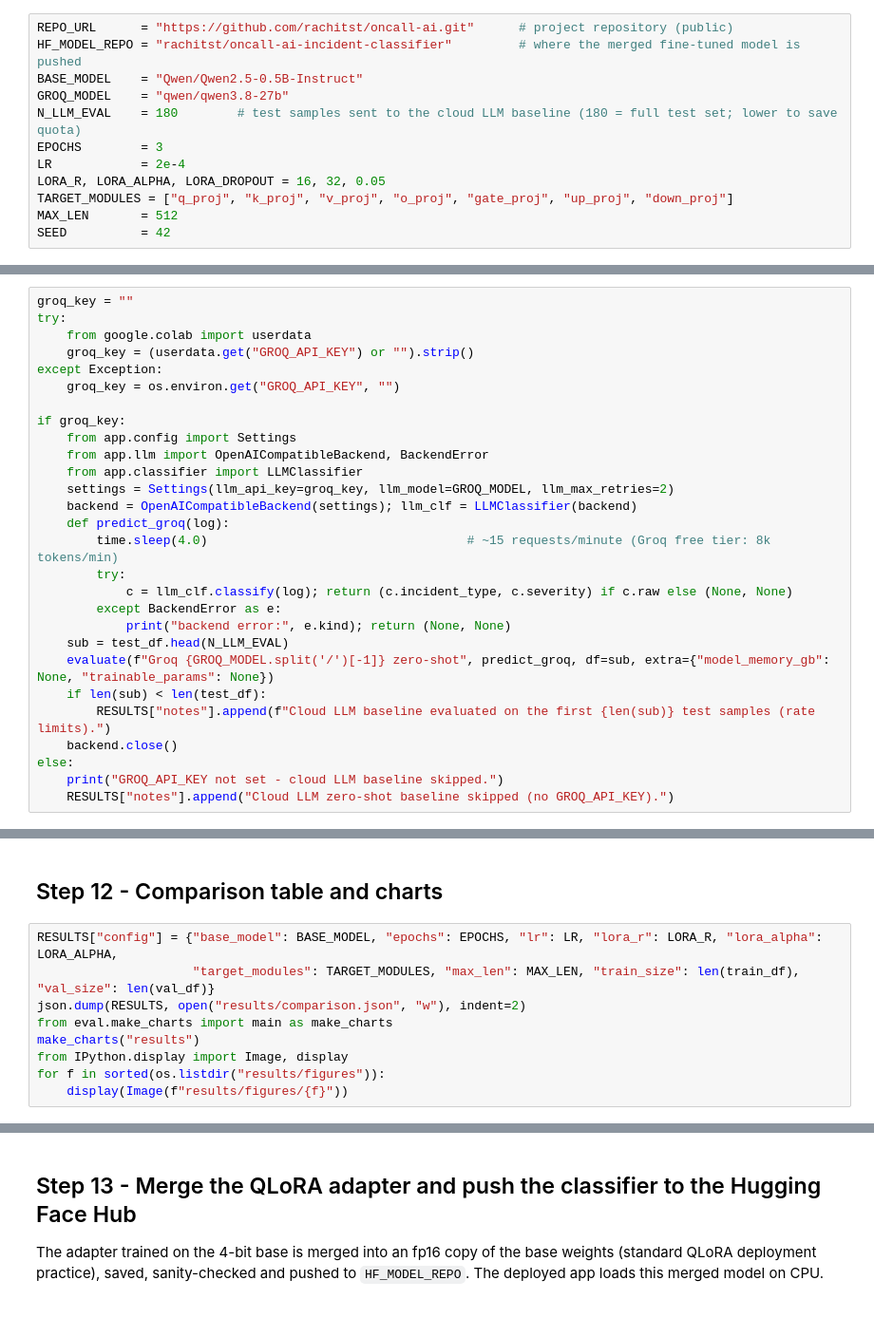
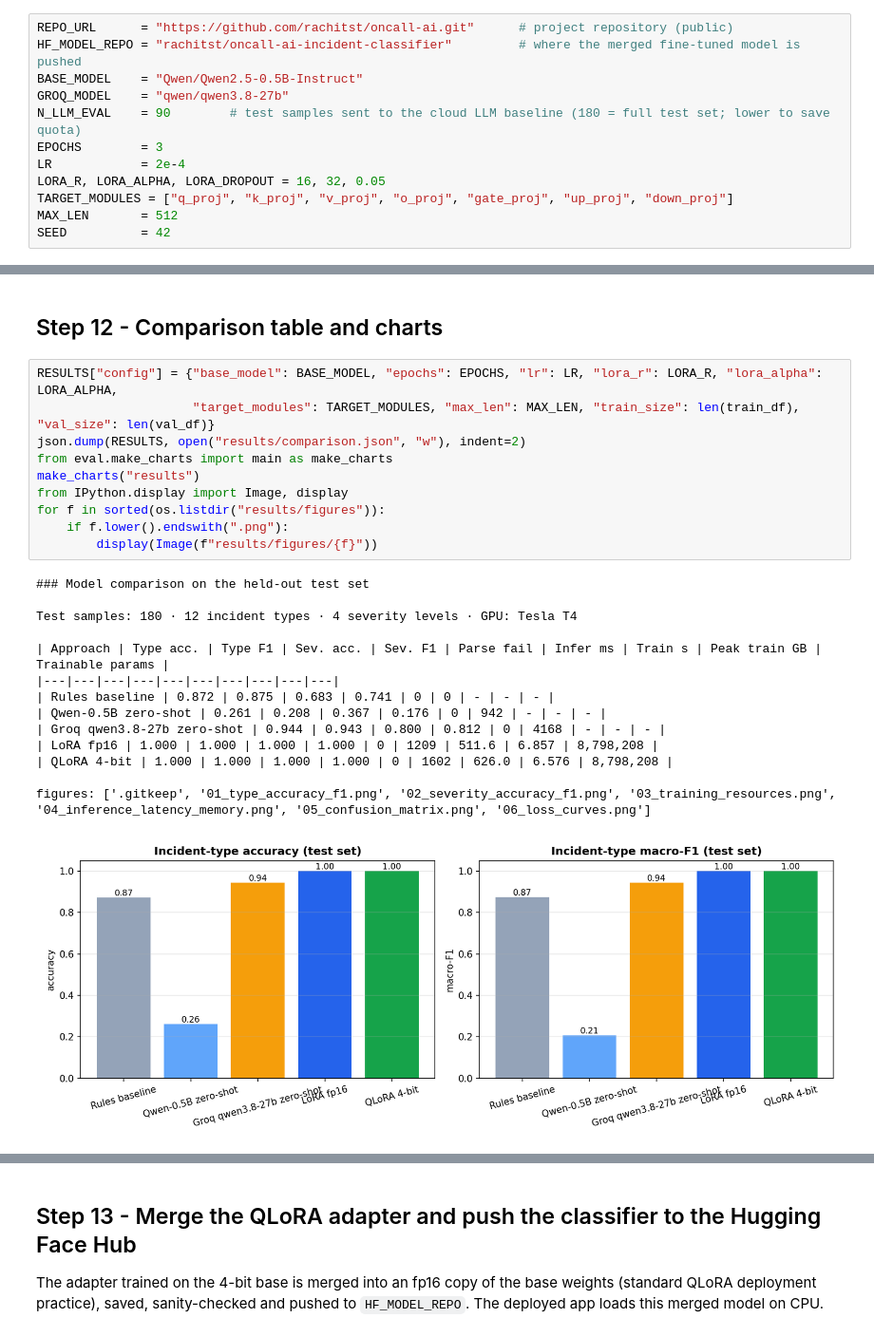
Before and after one commit to rachitst/oncall-ai, a Jupyter notebook: training/OnCall_AI_Training.ipynb, the cells around one changed output, grey strips where cells are left out. Shown at 95% size. Drawn from its saved outputs; the diff is of its cells as text.

Commit message:
Phase 3: executed Colab notebook (with outputs), results/ (5-way comparison, charts, predictions), notebook + chart screenshots, issues log

```diff
--- a/training/OnCall_AI_Training.ipynb
+++ b/training/OnCall_AI_Training.ipynb
@@ -23,7 +23,7 @@ REPO_URL      = "https://github.com/rachitst/oncall-ai.git"      # project repos
 HF_MODEL_REPO = "rachitst/oncall-ai-incident-classifier"         # where the merged fine-tuned model is pushed
 BASE_MODEL    = "Qwen/Qwen2.5-0.5B-Instruct"
 GROQ_MODEL    = "qwen/qwen3.8-27b"
-N_LLM_EVAL    = 180        # test samples sent to the cloud LLM baseline (180 = full test set; lower to save quota)
+N_LLM_EVAL    = 90        # test samples sent to the cloud LLM baseline (180 = full test set; lower to save quota)
 EPOCHS        = 3
 LR            = 2e-4
 LORA_R, LORA_ALPHA, LORA_DROPOUT = 16, 32, 0.05
@@ -137,31 +192,3 @@ del base_fp16; torch.cuda.empty_cache()
 ## Step 7 - Approach C: cloud LLM zero-shot prompting (Groq, optional)
 
 Uses the same prompt through the project's `LLMClassifier`. Skipped automatically if the `GROQ_API_KEY` secret is missing. Requests are throttled to stay inside the free-plan rate limit.
-# %%
-groq_key = ""
-try:
-    from google.colab import userdata
-    groq_key = (userdata.get("GROQ_API_KEY") or "").strip()
-except Exception:
-    groq_key = os.environ.get("GROQ_API_KEY", "")
-
-if groq_key:
-    from app.config import Settings
-    from app.llm import OpenAICompatibleBackend, BackendError
-    from app.classifier import LLMClassifier
-    settings = Settings(llm_api_key=groq_key, llm_model=GROQ_MODEL, llm_max_retries=2)
-    backend = OpenAICompatibleBackend(settings); llm_clf = LLMClassifier(backend)
-    def predict_groq(log):
-        time.sleep(4.0)                                   # ~15 requests/minute (Groq free tier: 8k tokens/min)
-        try:
-            c = llm_clf.classify(log); return (c.incident_type, c.severity) if c.raw else (None, None)
-        except BackendError as e:
-            print("backend error:", e.kind); return (None, None)
-    sub = test_df.head(N_LLM_EVAL)
-    evaluate(f"Groq {GROQ_MODEL.split('/')[-1]} zero-shot", predict_groq, df=sub, extra={"model_memory_gb": None, "trainable_params": None})
-    if len(sub) < len(test_df):
-        RESULTS["notes"].append(f"Cloud LLM baseline evaluated on the first {len(sub)} test samples (rate limits).")
-    backend.close()
-else:
-    print("GROQ_API_KEY not set - cloud LLM baseline skipped.")
-    RESULTS["notes"].append("Cloud LLM zero-shot baseline skipped (no GROQ_API_KEY).")
@@ -251,9 +367,25 @@ qlora_model.save_pretrained("training/outputs/qlora_nf4/adapter")
 # %%
 RESULTS["config"] = {"base_model": BASE_MODEL, "epochs": EPOCHS, "lr": LR, "lora_r": LORA_R, "lora_alpha": LORA_ALPHA,
                      "target_modules": TARGET_MODULES, "max_len": MAX_LEN, "train_size": len(train_df), "val_size": len(val_df)}
 json.dump(RESULTS, open("results/comparison.json", "w"), indent=2)
 from eval.make_charts import main as make_charts
 make_charts("results")
 from IPython.display import Image, display
 for f in sorted(os.listdir("results/figures")):
-    display(Image(f"results/figures/{f}"))
+    if f.lower().endswith(".png"):
+        display(Image(f"results/figures/{f}"))
+# %% [output]
+### Model comparison on the held-out test set
+
+Test samples: 180 · 12 incident types · 4 severity levels · GPU: Tesla T4
+
+| Approach | Type acc. | Type F1 | Sev. acc. | Sev. F1 | Parse fail | Infer ms | Train s | Peak train GB | Trainable params |
+|---|---|---|---|---|---|---|---|---|---|
+| Rules baseline | 0.872 | 0.875 | 0.683 | 0.741 | 0 | 0 | - | - | - |
+| Qwen-0.5B zero-shot | 0.261 | 0.208 | 0.367 | 0.176 | 0 | 942 | - | - | - |
+| Groq qwen3.8-27b zero-shot | 0.944 | 0.943 | 0.800 | 0.812 | 0 | 4168 | - | - | - |
+| LoRA fp16 | 1.000 | 1.000 | 1.000 | 1.000 | 0 | 1209 | 511.6 | 6.857 | 8,798,208 |
+| QLoRA 4-bit | 1.000 | 1.000 | 1.000 | 1.000 | 0 | 1602 | 626.0 | 6.576 | 8,798,208 |
+
+figures: ['.gitkeep', '01_type_accuracy_f1.png', '02_severity_accuracy_f1.png', '03_training_resources.png', '04_inference_latency_memory.png', '05_confusion_matrix.png', '06_loss_curves.png']
+[figure, added]
```
Also changed, not shown: parts of 12 cells of this notebook, 29 other files.
